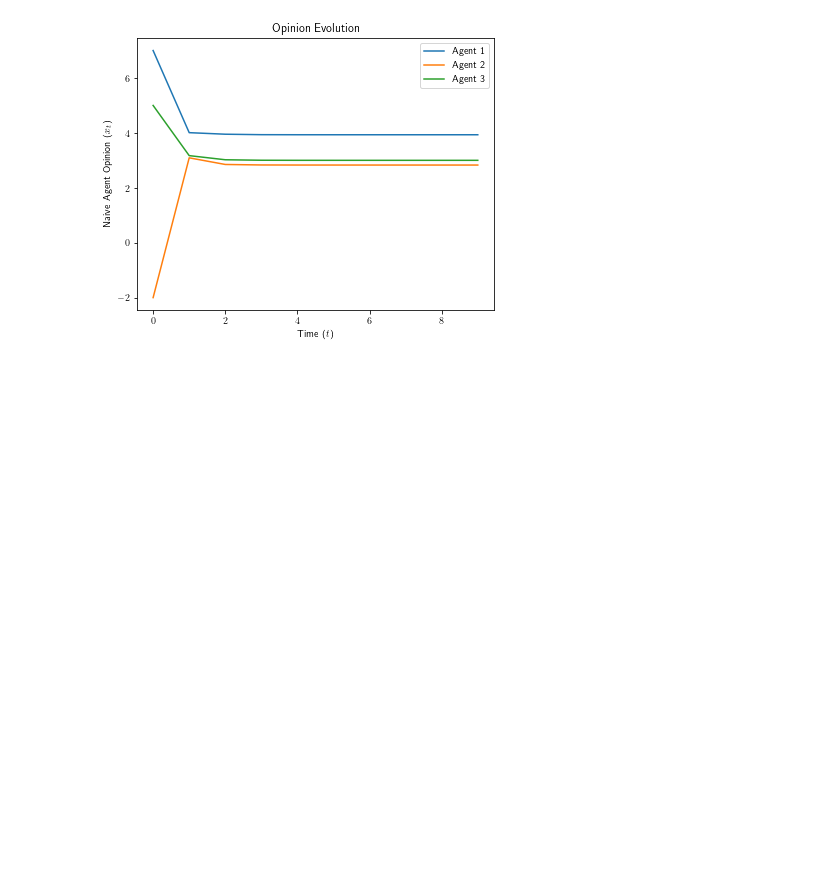
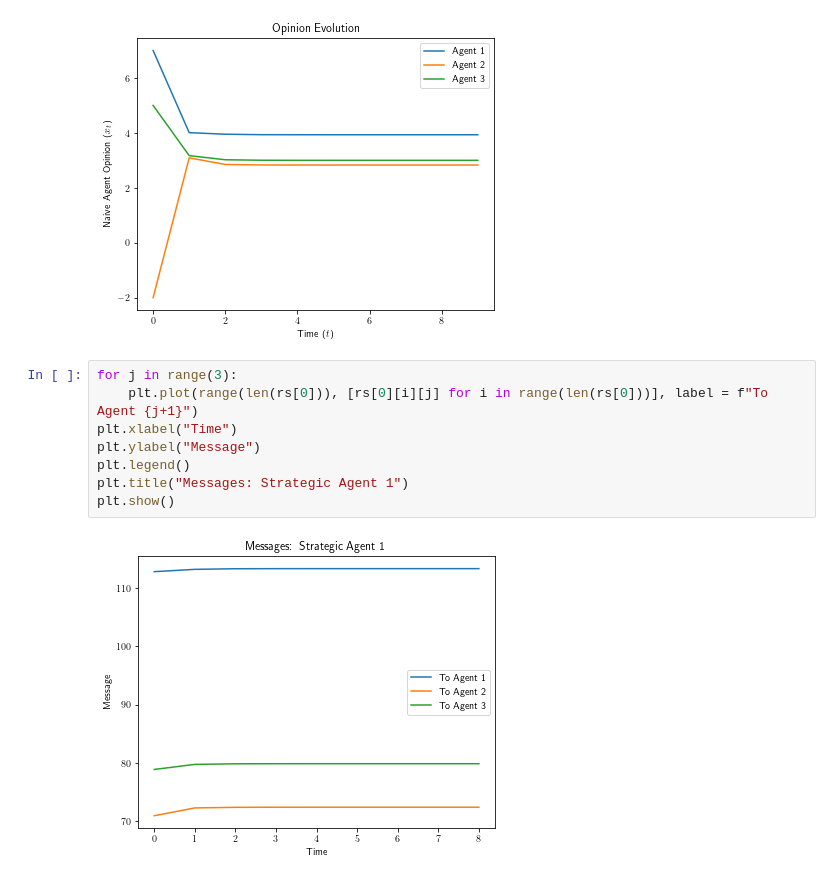
Before and after one commit to weiliubc/strategic_influencer_of_naive_agents, a Jupyter notebook: multiple_agent_case/opposing_agenda_non_consensus.ipynb, the cells around one changed output. Cells and saved outputs as stored; diff of their text form; blank space fills up the shorter version.

```diff
--- a/multiple_agent_case/opposing_agenda_non_consensus.ipynb
+++ b/multiple_agent_case/opposing_agenda_non_consensus.ipynb
@@ -219,3 +219,13 @@ K^* (1, 2):
 -15808.147721199239
 -25008.91163752477
 [figure]
+# %%
+for j in range(3):
+    plt.plot(range(len(rs[0])), [rs[0][i][j] for i in range(len(rs[0]))], label = f"To Agent {j+1}")
+plt.xlabel("Time")
+plt.ylabel("Message")
+plt.legend()
+plt.title("Messages: Strategic Agent 1")
+plt.show()
+# %% [output]
+[figure, added]
```
Also changed, not shown: parts of 3 cells of this notebook.
